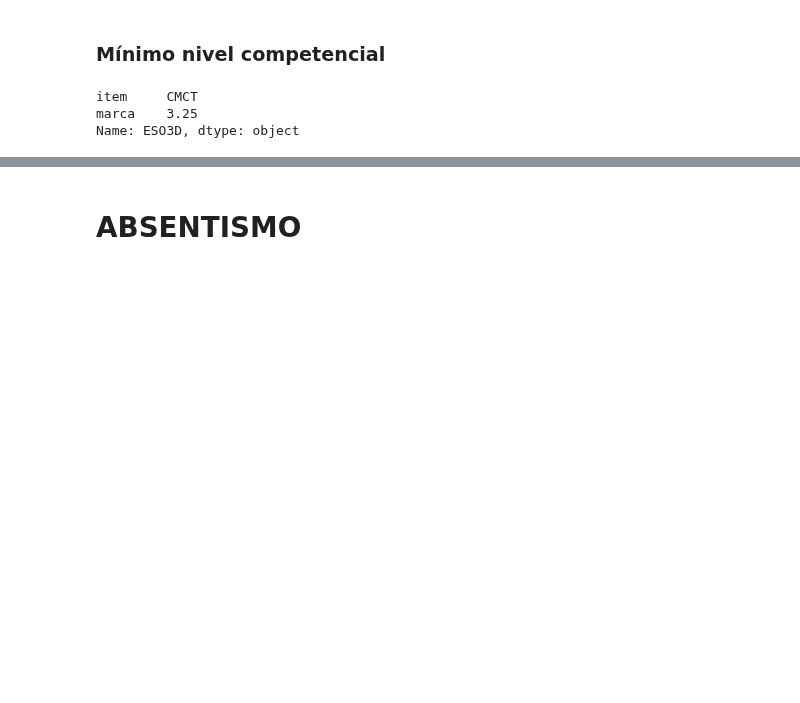
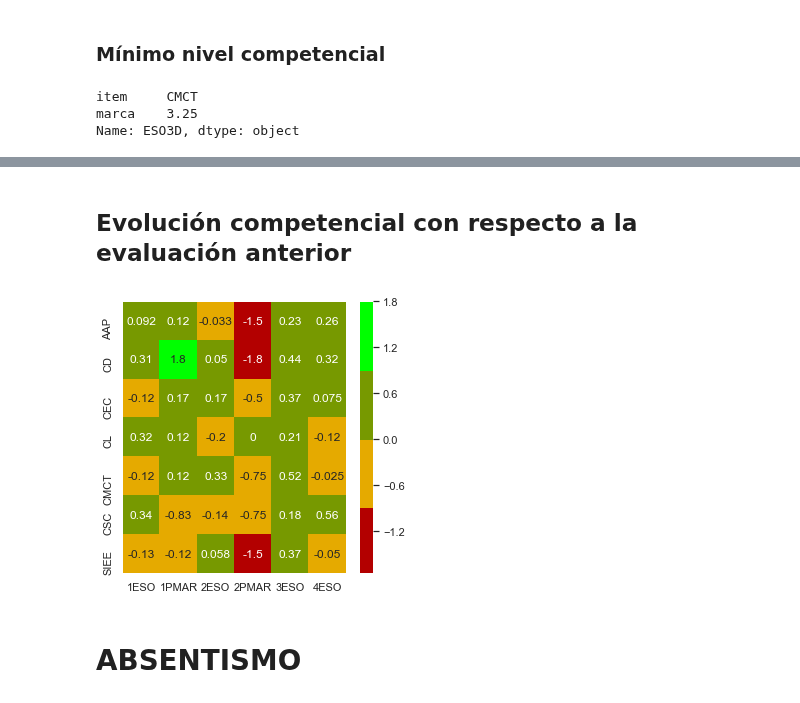
Before and after one commit to iespuertodelacruz/analitica, a Jupyter notebook: C1819/E2.ipynb, the cells around one changed output, grey strips where cells are left out. Drawn from its saved outputs; the diff is of its cells as text; code cells hidden in the pictures; blank space fills up the shorter version.

```diff
--- a/C1819/E2.ipynb
+++ b/C1819/E2.ipynb
@@ -64,7 +64,11 @@ dfc_bc = df_bc.loc[labels[-1]]
 # %%
 # dataframe for comparisons with last evaluation
 df_comp = dfc.merge(df.loc[labels[-2]], left_index=True, right_index=True)
-df_bc_comp = dfc_bc.merge(df_bc.loc[labels[-2]], left_index=True, right_index=True)
+
+df_bc_last_eval_new_index = df_bc.loc[labels[-2]].reset_index().set_index(['grupo', 'item'])
+dfc_bc_new_index = dfc_bc.reset_index().set_index(['grupo', 'item'])
+df_bc_comp = dfc_bc_new_index.merge(df_bc_last_eval_new_index, left_index=True, right_index=True)
+df_bc_comp = df_bc_comp.reset_index().set_index(['grupo'])
 # %% [markdown]
 # ÉXITO ESCOLAR
 # %% [markdown]
@@ -275,3 +290,15 @@ Name: ESO3D, dtype: object
+# %%
+if EVALUATION > 1:
+    display(HTML('<h2>Evolución competencial con respecto a la evaluación anterior'))
+
+    df_bc_comp['delta'] = df_bc_comp['marca_x'] - df_bc_comp['marca_y']
+    df_bc_comp_marked = df_bc_comp.groupby(['nivel_x', 'item']).mean().reset_index().pivot('item', 'nivel_x', 'delta')
+
+    sns.set_context('notebook')
+    charts.rgb_heatmap(df_bc_comp_marked, center=0)
+# %% [output]
+Evolución competencial con respecto a la evaluación anterior
+[figure, added]
 # %% [markdown]
 # ABSENTISMO
 # %% [markdown]
```
Also changed, not shown: parts of 8 cells of this notebook, 1 other file.
